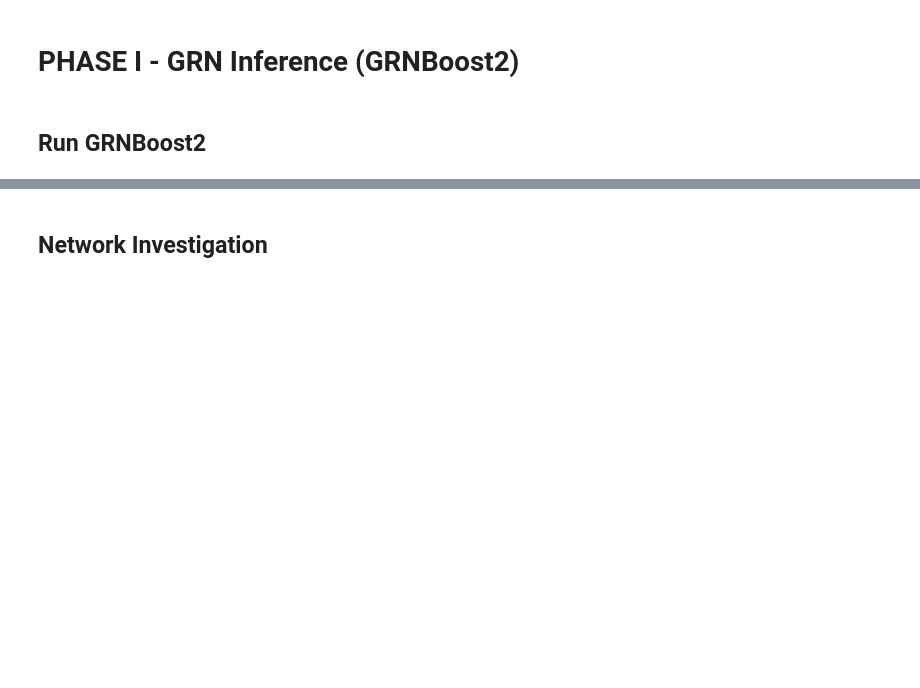
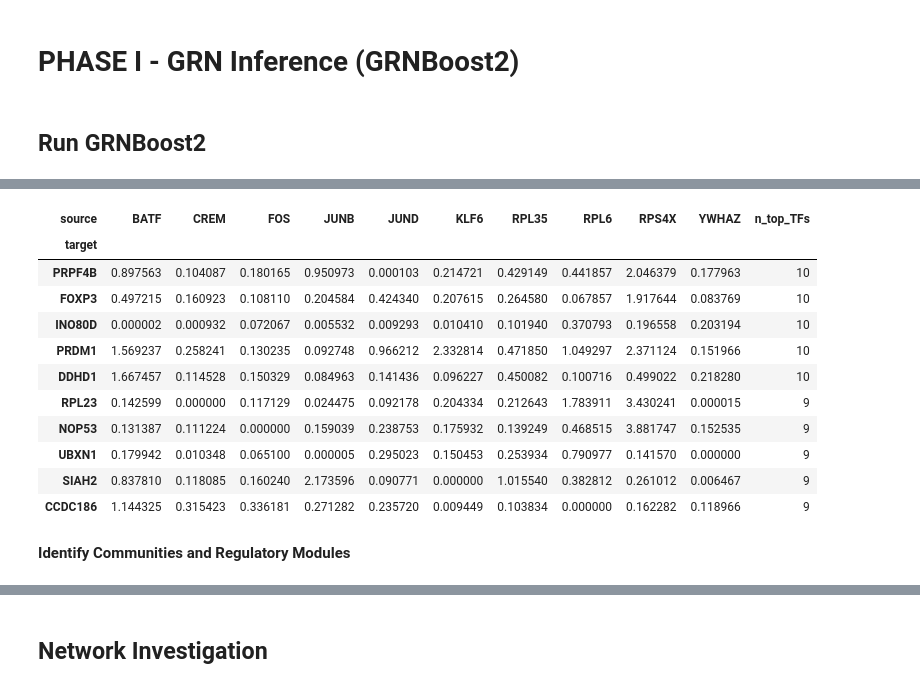
Before and after one commit to oonawith2o/MSB1015, a Jupyter notebook: scripts/04_grn_inference.ipynb, the cells around one changed output, grey strips where cells are left out. Cells and saved outputs as stored; diff of their text form; code cells hidden in the pictures; blank space fills up the shorter version.

```diff
--- a/scripts/04_grn_inference.ipynb
+++ b/scripts/04_grn_inference.ipynb
@@ -328,0 +386,8 @@ Number of edges: 725344
+# %%
+G = nx.from_pandas_edgelist(
+    edges,
+    source="source",
+    target="target",
+    edge_attr="importance",
+    create_using=nx.DiGraph()
+)
@@ -328,0 +419,13 @@ Number of edges: 725344
+# %%
+in_degree = dict(G.in_degree())
+out_degree = dict(G.out_degree())
+
+weighted_out_degree = dict(
+    G.out_degree(weight="importance")
+)
+
+weighted_in_degree = dict(
+    G.in_degree(weight="importance")
+)
+# %%
+pagerank = nx.pagerank(G, weight="importance")
@@ -328,0 +509,39 @@ Number of edges: 725344
+# %%
+top_tfs = tf_ranking.head(10)["gene"].tolist()
+
+tf_target_matrix = (
+    edges[edges["source"].isin(top_tfs)]
+    .pivot_table(
+        index="target",
+        columns="source",
+        values="importance",
+        aggfunc="max",
+        fill_value=0
+    )
+)
+
+tf_target_matrix["n_top_TFs"] = (
+    tf_target_matrix[top_tfs] > 0
+).sum(axis=1)
+
+convergent_targets = (
+    tf_target_matrix
+    .sort_values("n_top_TFs", ascending=False)
+)
+
+display(convergent_targets.head(10))
+# %% [output]
+| source | BATF | CREM | FOS | JUNB | JUND | KLF6 | RPL35 | RPL6 | RPS4X | YWHAZ | n_top_TFs |
+| target |  |  |  |  |  |  |  |  |  |  |  |
+| PRPF4B | 0.897563 | 0.104087 | 0.180165 | 0.950973 | 0.000103 | 0.214721 | 0.429149 | 0.441857 | 2.046379 | 0.177963 | 10 |
+| FOXP3 | 0.497215 | 0.160923 | 0.108110 | 0.204584 | 0.424340 | 0.207615 | 0.264580 | 0.067857 | 1.917644 | 0.083769 | 10 |
+| INO80D | 0.000002 | 0.000932 | 0.072067 | 0.005532 | 0.009293 | 0.010410 | 0.101940 | 0.370793 | 0.196558 | 0.203194 | 10 |
+| PRDM1 | 1.569237 | 0.258241 | 0.130235 | 0.092748 | 0.966212 | 2.332814 | 0.471850 | 1.049297 | 2.371124 | 0.151966 | 10 |
+| DDHD1 | 1.667457 | 0.114528 | 0.150329 | 0.084963 | 0.141436 | 0.096227 | 0.450082 | 0.100716 | 0.499022 | 0.218280 | 10 |
+| RPL23 | 0.142599 | 0.000000 | 0.117129 | 0.024475 | 0.092178 | 0.204334 | 0.212643 | 1.783911 | 3.430241 | 0.000015 | 9 |
+| NOP53 | 0.131387 | 0.111224 | 0.000000 | 0.159039 | 0.238753 | 0.175932 | 0.139249 | 0.468515 | 3.881747 | 0.152535 | 9 |
+| UBXN1 | 0.179942 | 0.010348 | 0.065100 | 0.000005 | 0.295023 | 0.150453 | 0.253934 | 0.790977 | 0.141570 | 0.000000 | 9 |
+| SIAH2 | 0.837810 | 0.118085 | 0.160240 | 2.173596 | 0.090771 | 0.000000 | 1.015540 | 0.382812 | 0.261012 | 0.006467 | 9 |
+| CCDC186 | 1.144325 | 0.315423 | 0.336181 | 0.271282 | 0.235720 | 0.009449 | 0.103834 | 0.000000 | 0.162282 | 0.118966 | 9 |
+# %% [markdown]
+**Identify Communities and Regulatory Modules**
```
Also changed, not shown: parts of 78 cells of this notebook, 32 other files.
